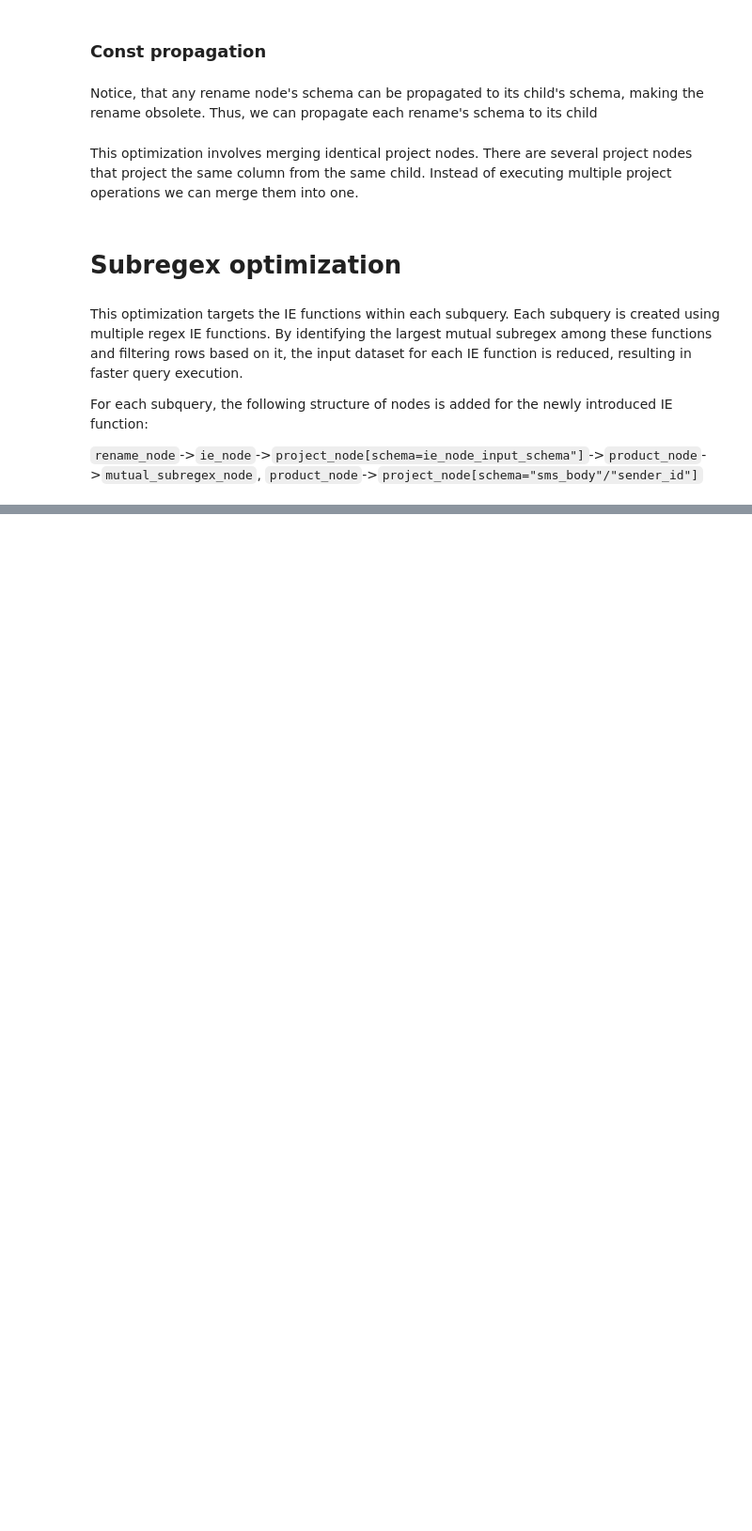
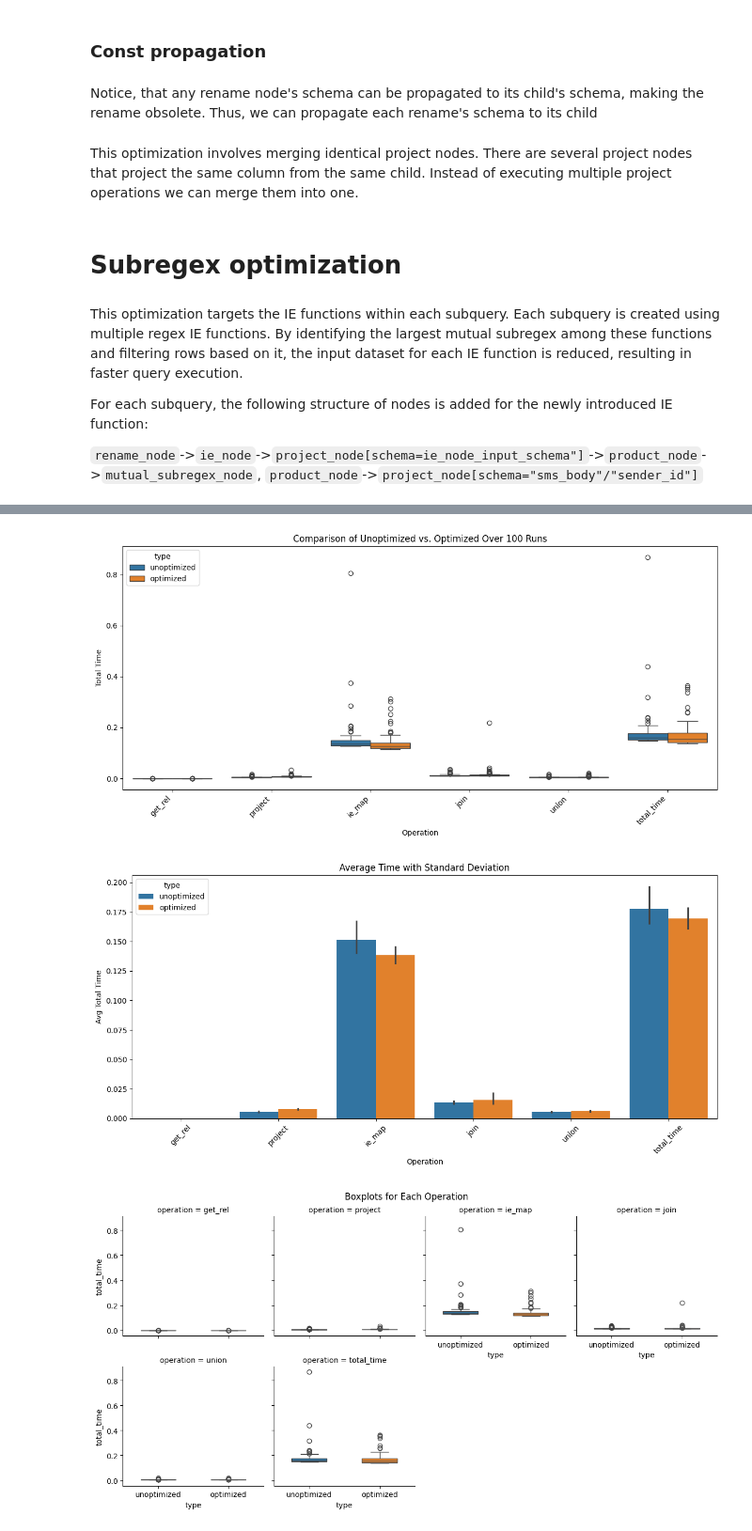
Before and after one commit to DeanLight/graph_rewrite, a Jupyter notebook: tutorials/00_engine.ipynb, the cells around one changed output, grey strips where cells are left out. Shown at 94% size. Drawn from its saved outputs; the diff is of its cells as text; code cells hidden in the pictures; blank space fills up the shorter version.

```diff
--- a/tutorials/00_engine.ipynb
+++ b/tutorials/00_engine.ipynb
@@ -901,0 +1077,6 @@ SyntaxError: invalid syntax (2116347585.py, line 2)
+# %%
+optimized_graph = profile_optimizations(optimized_graph, [], [optimize_with_sub_regex], benchmark=True)
+# %% [output]
+[figure, added]
+[figure, added]
+[figure, added]
```
Also changed, not shown: parts of 22 cells of this notebook, 1 other file.
